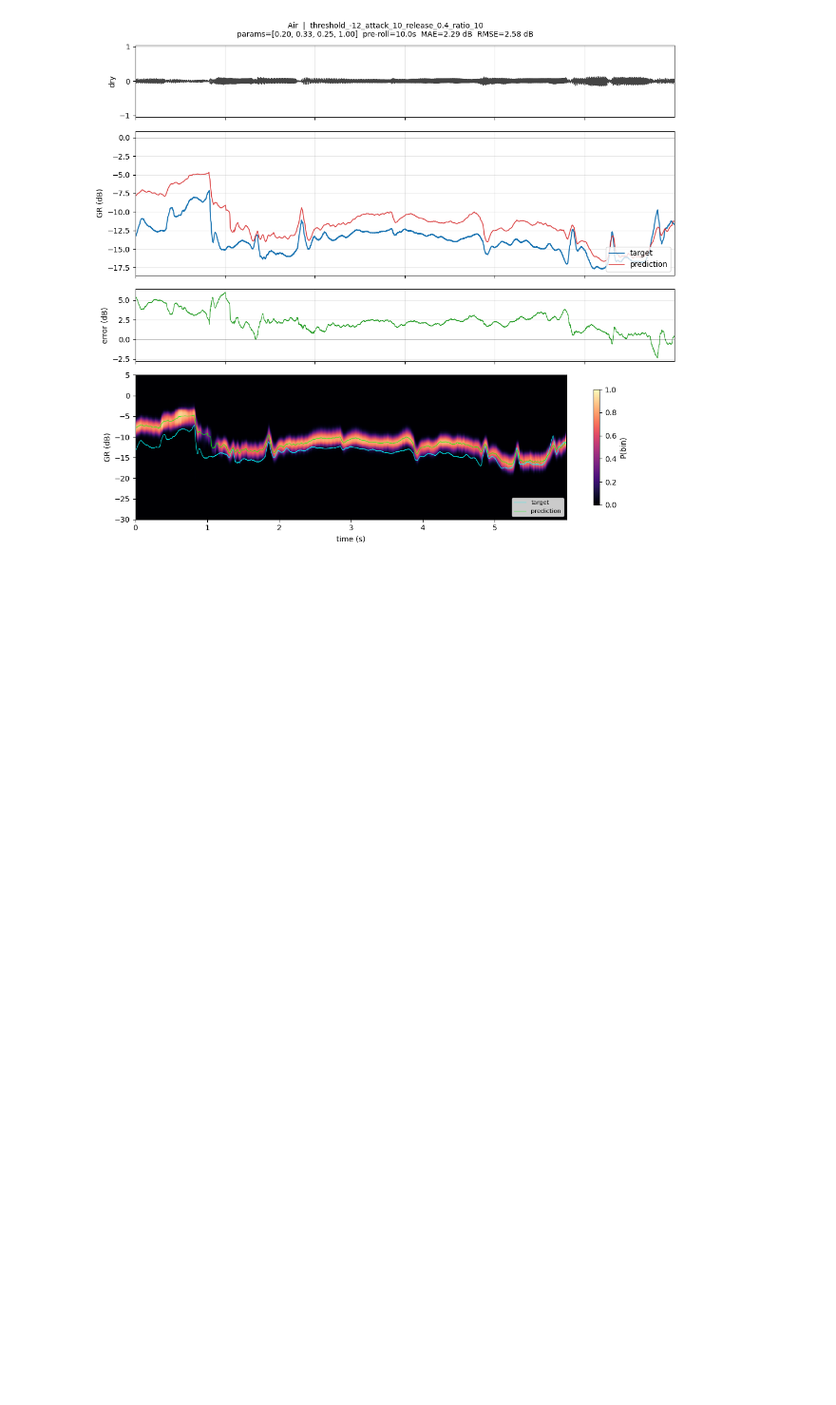
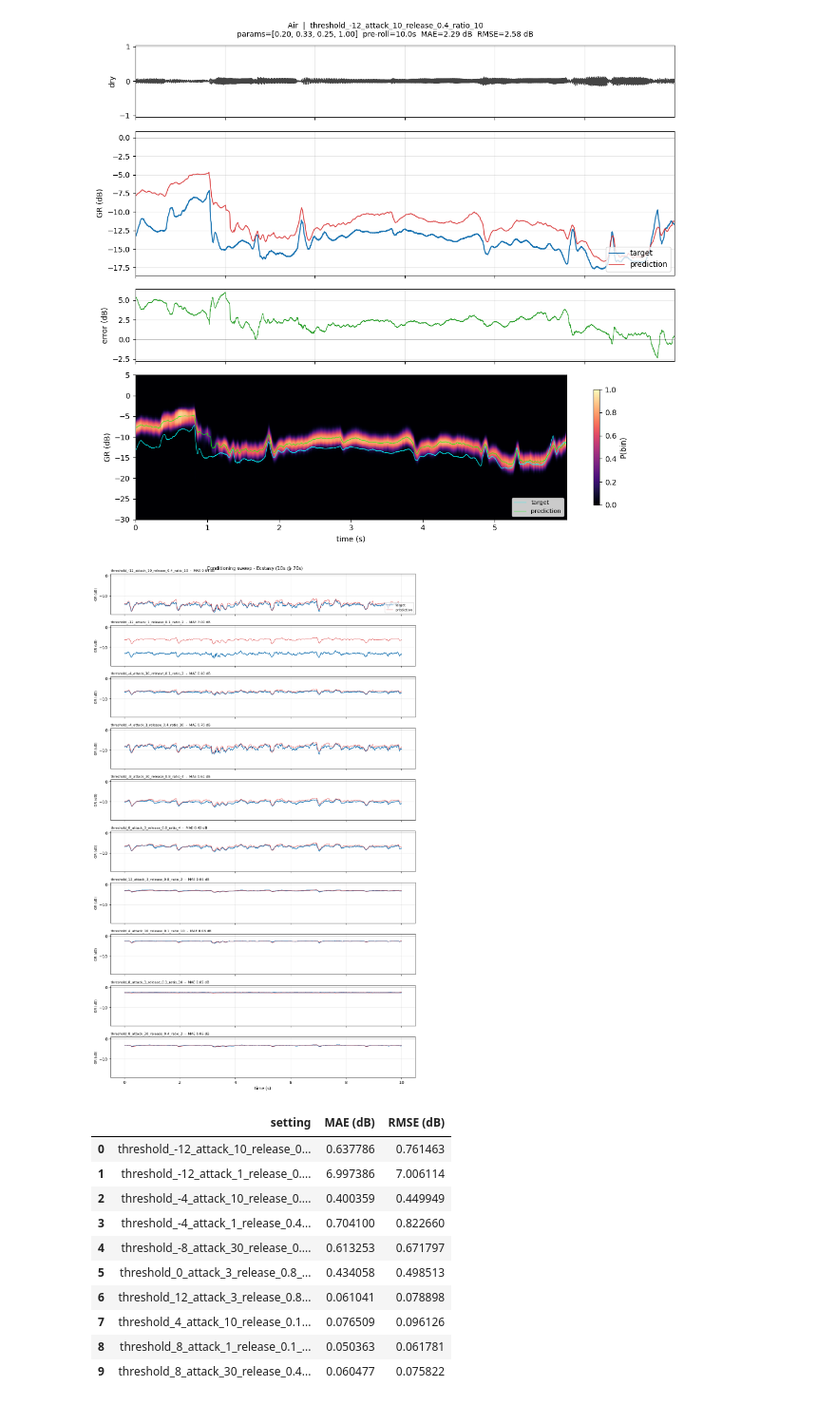
Before and after one commit to 5aola/Virtual-Analogue-Compressor-Modelling, a Jupyter notebook: 05_conditioning/eval_lstm_tfilm_gr_bins.ipynb, the cells around one changed output. Shown at 95% size. Cells and saved outputs as stored; diff of their text form; code cells hidden in the pictures; blank space fills up the shorter version.

```diff
--- a/05_conditioning/eval_lstm_tfilm_gr_bins.ipynb
+++ b/05_conditioning/eval_lstm_tfilm_gr_bins.ipynb
@@ -371,4 +372,17 @@ _ = visualize_prediction(setting=setting, song=song, start_sec=30.0, duration_se
 [figure]
 # %%
 # Conditioning sweep: validation song through all 10 settings
-sweep_curves, sweep_df = conditioning_sweep(start_sec=30.0, duration_sec=60.0)
+sweep_curves, sweep_df = conditioning_sweep(start_sec=70.0, duration_sec=10.0, pre_roll_sec=50.)
+# %% [output]
+[figure, added]
+|  | setting | MAE (dB) | RMSE (dB) |
+| 0 | threshold_-12_attack_10_release_0... | 0.637786 | 0.761463 |
+| 1 | threshold_-12_attack_1_release_0.... | 6.997386 | 7.006114 |
+| 2 | threshold_-4_attack_10_release_0.... | 0.400359 | 0.449949 |
+| 3 | threshold_-4_attack_1_release_0.4... | 0.704100 | 0.822660 |
+| 4 | threshold_-8_attack_30_release_0.... | 0.613253 | 0.671797 |
+| 5 | threshold_0_attack_3_release_0.8_... | 0.434058 | 0.498513 |
+| 6 | threshold_12_attack_3_release_0.8... | 0.061041 | 0.078898 |
+| 7 | threshold_4_attack_10_release_0.1... | 0.076509 | 0.096126 |
+| 8 | threshold_8_attack_1_release_0.1_... | 0.050363 | 0.061781 |
+| 9 | threshold_8_attack_30_release_0.4... | 0.060477 | 0.075822 |
```
Also changed, not shown: parts of 10 cells of this notebook, 4 other files.
